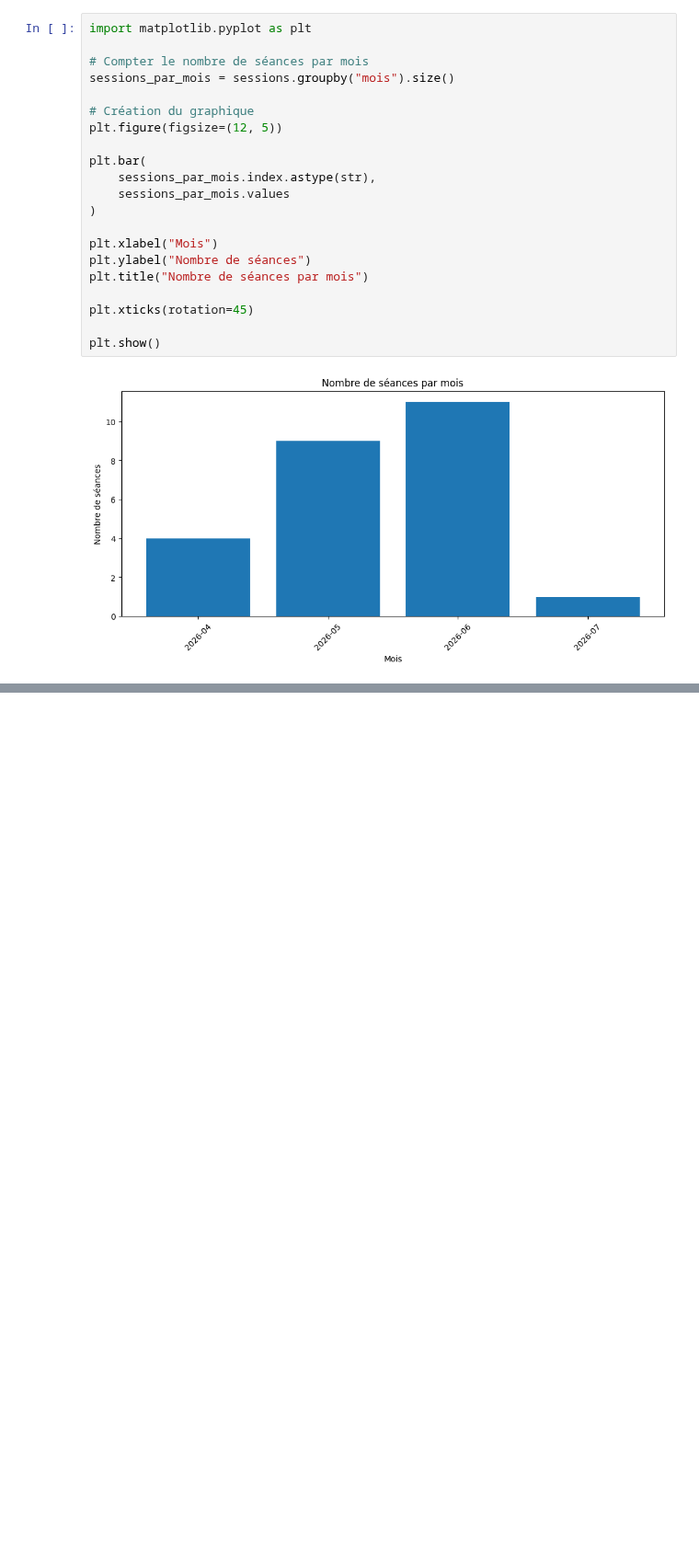
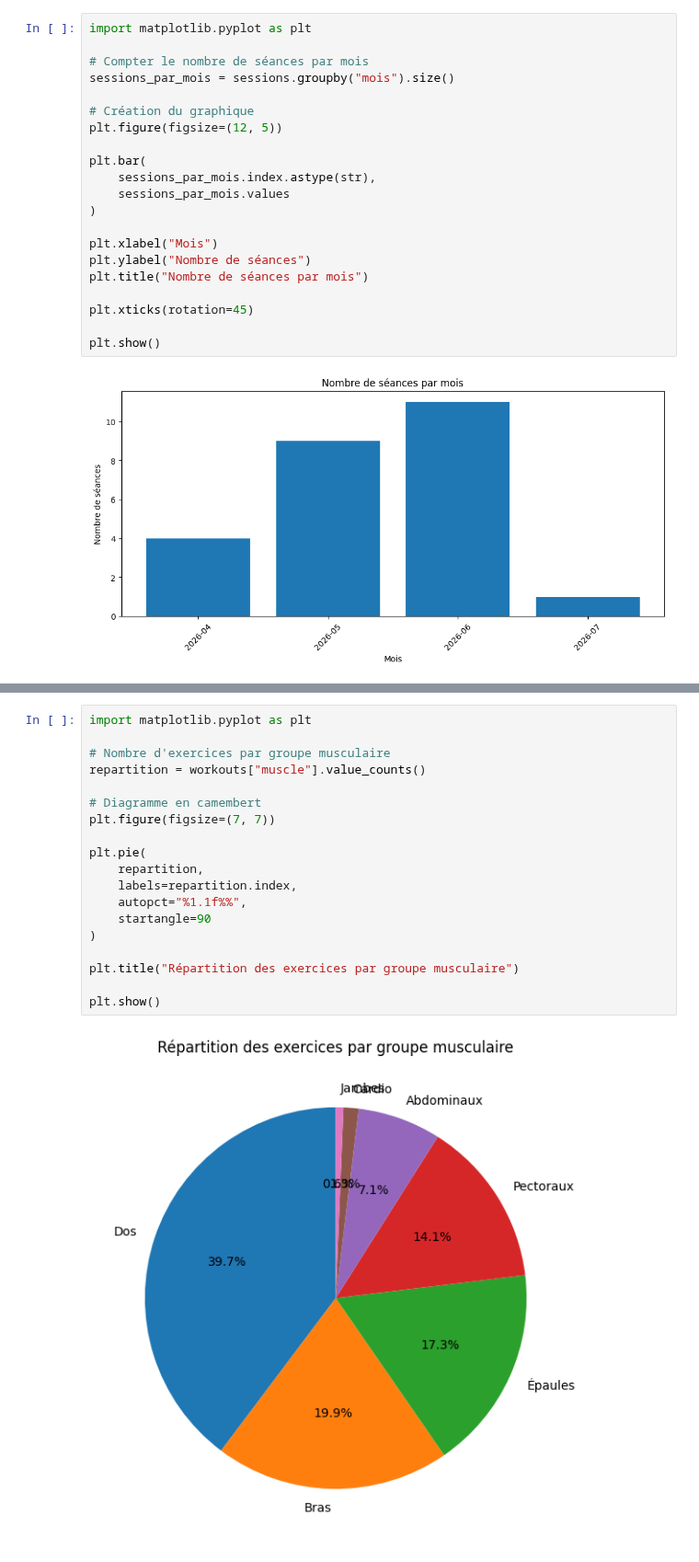
Before and after one commit to superpoupette/data-tab, a Jupyter notebook: notebooks/01_exploration.ipynb, the cells around one changed output, grey strips where cells are left out. Shown at 92% size. Saved outputs shown, nothing was run; the diff lists cells and outputs as text; blank space fills up the shorter version.

```diff
--- a/notebooks/01_exploration.ipynb
+++ b/notebooks/01_exploration.ipynb
@@ -110,0 +122,21 @@ plt.show()
+# %%
+import matplotlib.pyplot as plt
+
+# Nombre d'exercices par groupe musculaire
+repartition = workouts["muscle"].value_counts()
+
+# Diagramme en camembert
+plt.figure(figsize=(7, 7))
+
+plt.pie(
+    repartition,
+    labels=repartition.index,
+    autopct="%1.1f%%",
+    startangle=90
+)
+
+plt.title("Répartition des exercices par groupe musculaire")
+
+plt.show()
+# %% [output]
+[figure, added]
```
Also changed, not shown: parts of 5 cells of this notebook.
